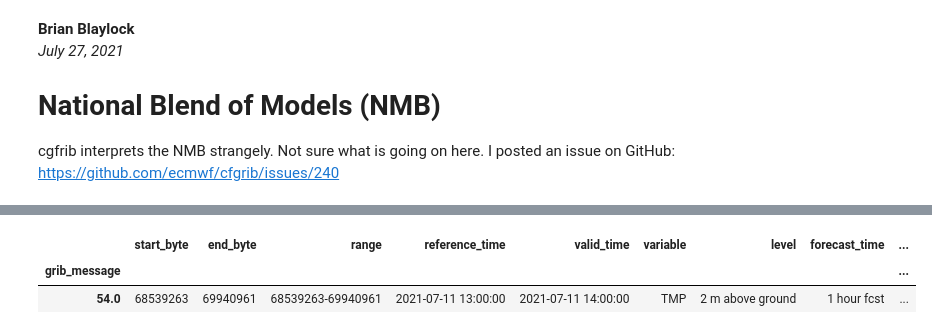
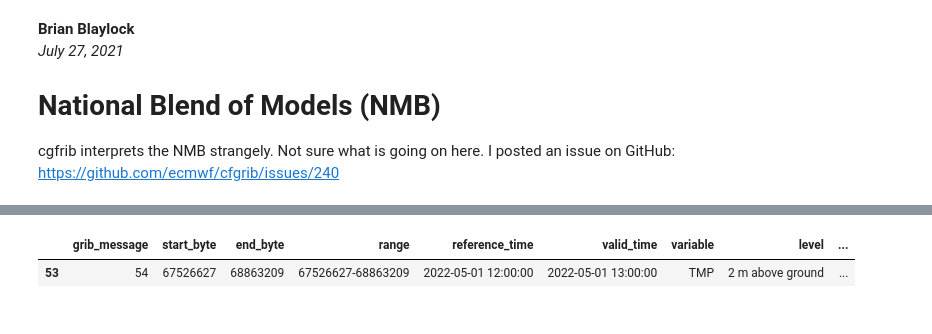
Before and after one commit to amotl/herbie-without-docs, a Jupyter notebook: docs/user_guide/notebooks/data_nbm.ipynb, the cells around one changed output, grey strips where cells are left out. Saved outputs shown, nothing was run; the diff lists cells and outputs as text; code cells hidden in the pictures.

```diff
--- a/docs/user_guide/notebooks/data_nbm.ipynb
+++ b/docs/user_guide/notebooks/data_nbm.ipynb
@@ -15,5 +17,3 @@ import cartopy.crs as ccrs
 # %%
-H = Herbie('2021-07-11 13:00',
-           model='nbm', fxx=1,
-           product='co')
+H = Herbie("2022-05-01 12:00", model="nbm", fxx=1, product="co")
 # %% [output]
@@ -107,6 +92,5 @@ Length: 72, dtype: object
 # %%
-H.read_idx('^TMP:2 m .*1 hour fcst$')
+H.read_idx("^:TMP:2 m .*1 hour fcst$")
 # %% [output]
-|  | start_byte | end_byte | range | reference_time | valid_time | variable | level | forecast_time | ... |
-| grib_message |  |  |  |  |  |  |  |  | ... |
-| 54.0 | 68539263 | 69940961 | 68539263-69940961 | 2021-07-11 13:00:00 | 2021-07-11 14:00:00 | TMP | 2 m above ground | 1 hour fcst | ... |
+|  | grib_message | start_byte | end_byte | range | reference_time | valid_time | variable | level | ... |
+| 53 | 54 | 67526627 | 68863209 | 67526627-68863209 | 2022-05-01 12:00:00 | 2022-05-01 13:00:00 | TMP | 2 m above ground | ... |
```
Also changed, not shown: parts of 11 cells of this notebook, 2 other files.
